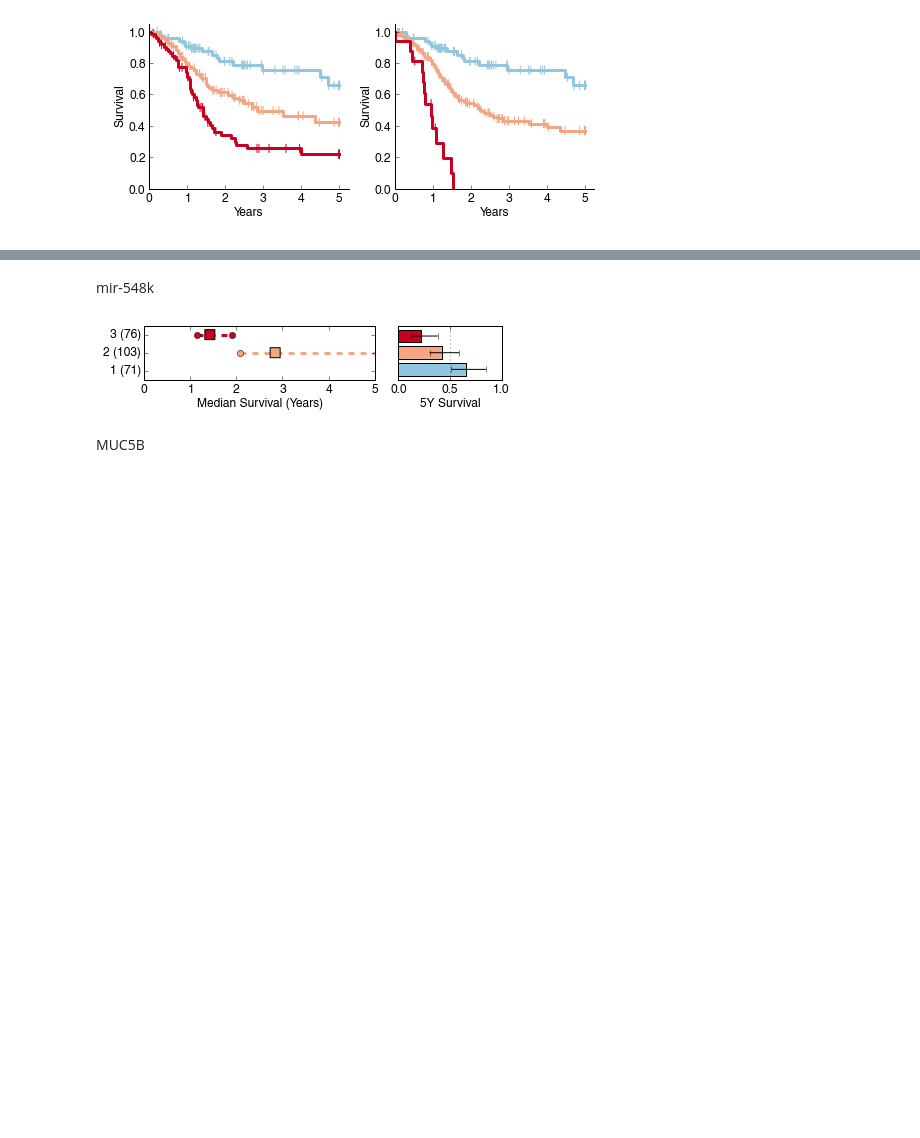
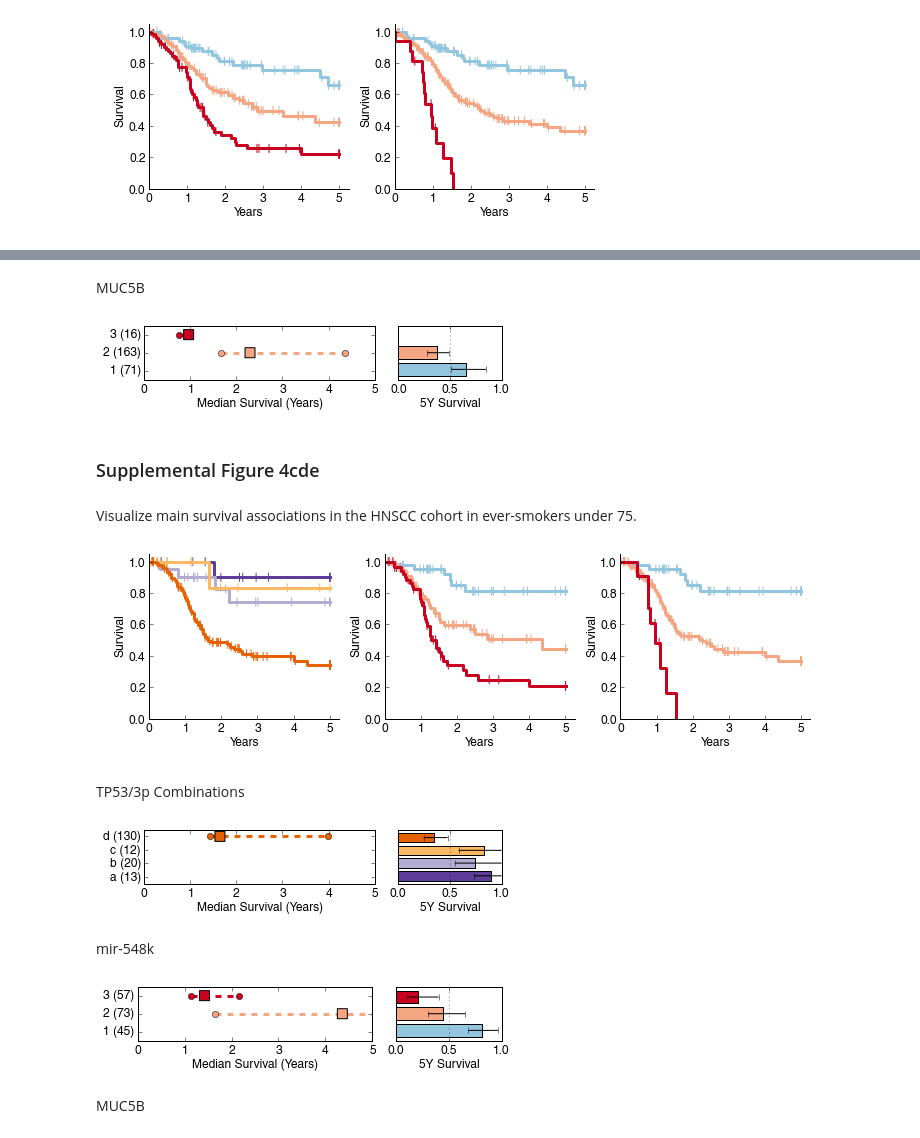
Before and after one commit to theandygross/TCGA, a Jupyter notebook: Analysis_Notebooks/HNSCC_figures.ipynb, the cells around one changed output, grey strips where cells are left out. Drawn from its saved outputs; the diff is of its cells as text; code cells hidden in the pictures; blank space fills up the shorter version.

```diff
--- a/Analysis_Notebooks/HNSCC_figures.ipynb
+++ b/Analysis_Notebooks/HNSCC_figures.ipynb
@@ -225,9 +251,54 @@ fig.savefig(figdir + 'fig4ab.pdf', transparent=True)
+# %% [markdown]
+MUC5B
+# %%
+survival_stat_plot(get_surv_fit(surv, st_2), colors=[colors_st[2], colors_st[1], colors_st[0]])
+# %% [output]
+[figure, added]
+# %% [markdown]
+### Supplemental Figure 4cde
+# %% [markdown]
+Visualize main survival associations in the HNSCC cohort in ever-smokers under 75.
+# %%
+smoker = clinical.clinical.tobaccosmokinghistory
+pts = ti(smoker.dropna() != 'lifelong non-smoker').intersection(ti(clinical.clinical.age < 75))
+pts = pts.intersection(keepers_o)
+# %%
+fig, axs = subplots(1,3, figsize=(10,3))
+
+c = {'a':colors_th[3], 'b': colors_th[2], 'c': colors_th[1], 'd': colors_th[0]}
+draw_survival_curve(combo.ix[pts], surv, colors=c, ax=axs[0])
+
+st_1 = combine(mir548k, two_hit).ix[pts]
+st_1 = st_1.map({'hsa-mir-548k':1, 'neither':1, 'TP53':2, 'both': 3})
+
+draw_survival_curve(st_1, surv, colors={1:colors_st[2], 2:colors_st[1], 3:colors_st[0]},
+                    ax=axs[1])
+
+st_2 = combine(muc5b, two_hit).ix[pts]
+st_2 = st_2.map({'MUC5B':1, 'neither':1, 'TP53':2, 'both': 3})
+
+draw_survival_curve(st_2, surv, colors={1:colors_st[2], 2:colors_st[1], 3:colors_st[0]},
+                    ax=axs[2])
+
+for ax in axs:
+    prettify_ax(ax)
+    ax.get_legend().set_visible(False)
+fig.tight_layout()
+fig.savefig(figdir + 'supp_fig4ab.pdf', transparent=True)
+# %% [output]
+[figure, added]
+# %% [markdown]
+TP53/3p Combinations
+# %%
+survival_stat_plot(get_surv_fit(surv, combo.ix[pts]), colors=colors_th[::-1])
+# %% [output]
+[figure, added]
 # %% [markdown]
 mir-548k
 # %%
 survival_stat_plot(get_surv_fit(surv, st_1), colors=[colors_st[2], colors_st[1], colors_st[0]])
 # %% [output]
-[figure, old version]
+[figure, new version]
 # %% [markdown]
 MUC5B
 # %%
```
Also changed, not shown: parts of 19 cells of this notebook, 19 other files.
